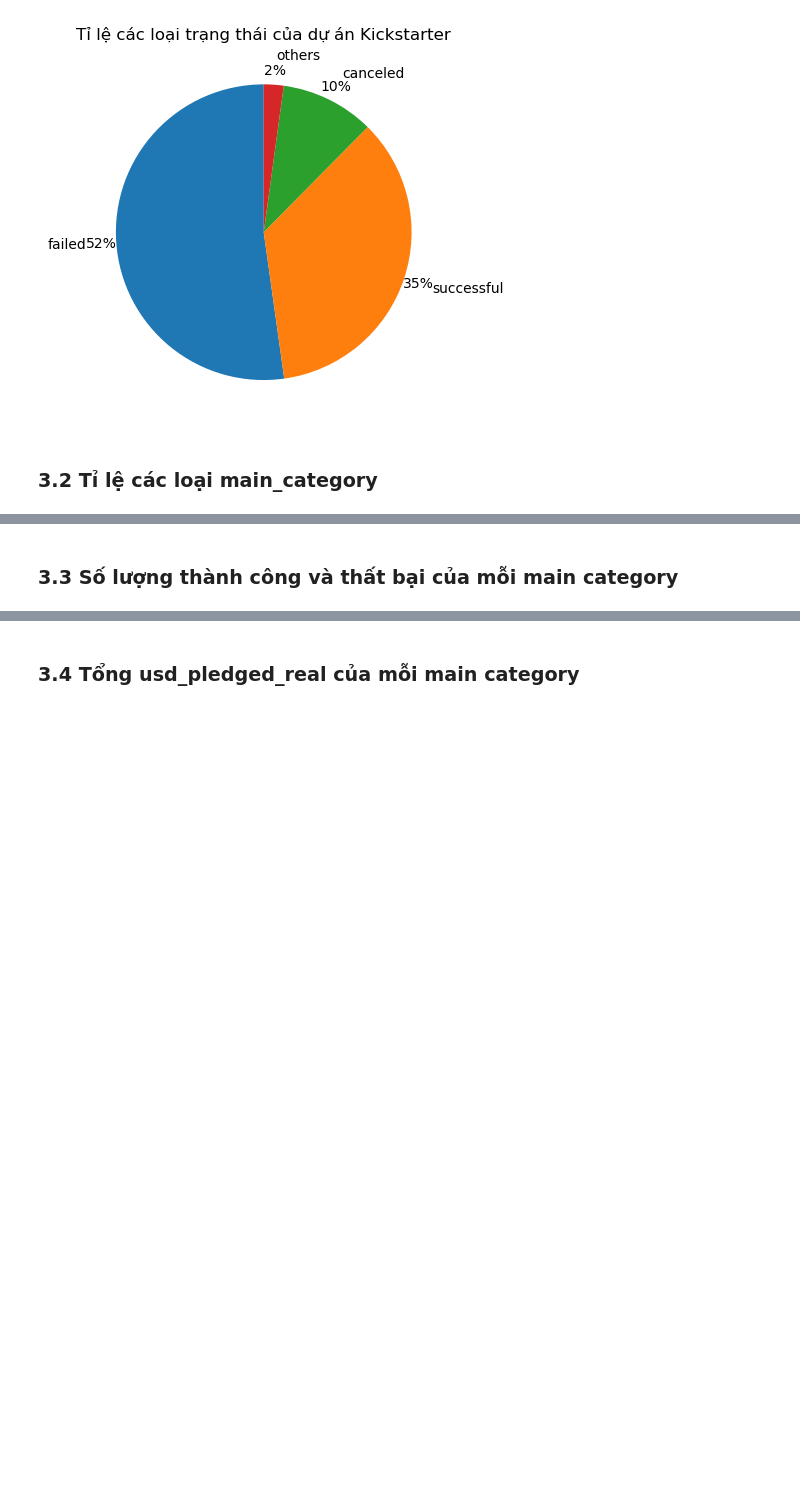
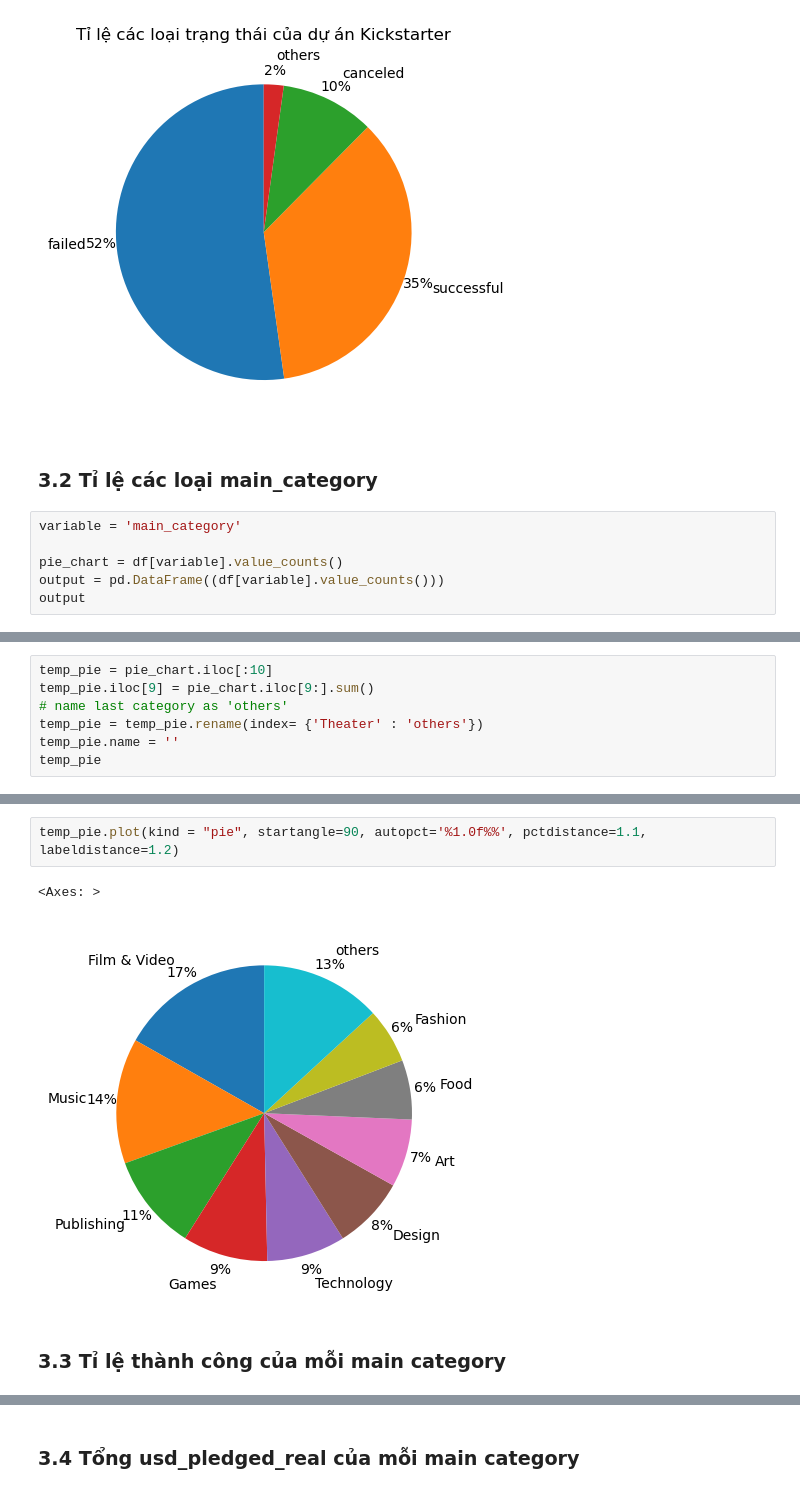
Before and after one commit to DucPhu2308/KickstarterProject_EDA_ML, a Jupyter notebook: KickstarterProject_ML.ipynb, the cells around one changed output, grey strips where cells are left out. Cells and saved outputs as stored; diff of their text form; blank space fills up the shorter version.

```diff
--- a/KickstarterProject_ML.ipynb
+++ b/KickstarterProject_ML.ipynb
@@ -106,3 +106,9 @@ output
 [figure]
 # %% [markdown]
 ### 3.2 Tỉ lệ các loại main_category
+# %%
+variable = 'main_category'
+
+pie_chart = df[variable].value_counts()
+output = pd.DataFrame((df[variable].value_counts()))
+output
@@ -108,0 +133,7 @@ output
+# %%
+temp_pie = pie_chart.iloc[:10]
+temp_pie.iloc[9] = pie_chart.iloc[9:].sum()
+# name last category as 'others'
+temp_pie = temp_pie.rename(index= {'Theater' : 'others'})
+temp_pie.name = ''
+temp_pie
@@ -109,2 +153,7 @@ output
+# %%
+temp_pie.plot(kind = "pie", startangle=90, autopct='%1.0f%%', pctdistance=1.1, labeldistance=1.2)
+# %% [output]
+<Axes: >
+[figure, added]
 # %% [markdown]
-### 3.3 Số lượng thành công và thất bại của mỗi main category
+### 3.3 Tỉ lệ thành công của mỗi main category
```
Also changed, not shown: parts of 6 cells of this notebook.
